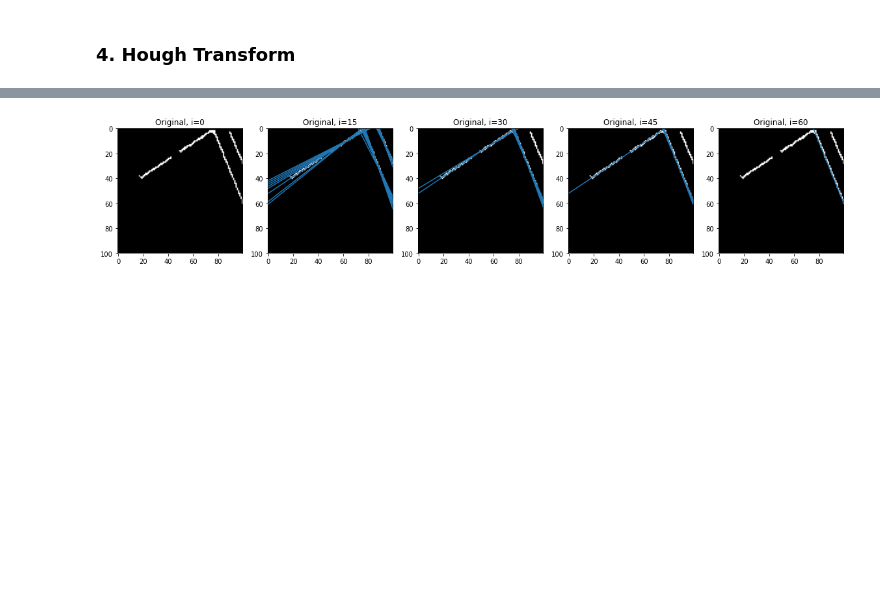
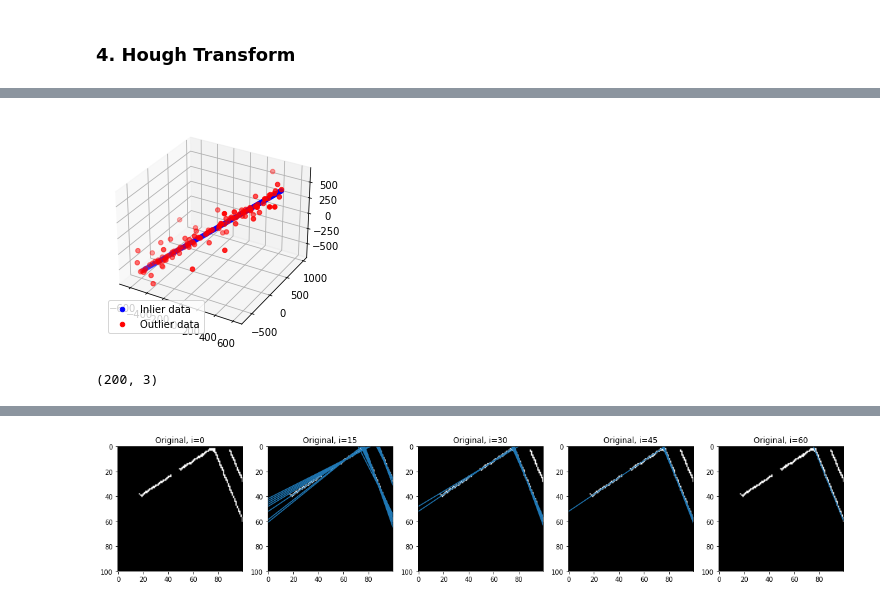
Before and after one commit to Amsterdam-Internships/UPC_Suspended_Streetlight_Extractor, a Jupyter notebook: milestone_2/Cable Extraction.ipynb, the cells around one changed output, grey strips where cells are left out. Cells and saved outputs as stored; diff of their text form; code cells hidden in the pictures; blank space fills up the shorter version.

```diff
--- a/milestone_2/Cable Extraction.ipynb
+++ b/milestone_2/Cable Extraction.ipynb
@@ -216,0 +304,38 @@ proj_2d_processed = apply_filters(proj_2d, ['closing', 'closing','edge','closing
+# %%
+import numpy as np
+from matplotlib import pyplot as plt
+from mpl_toolkits.mplot3d import Axes3D
+from skimage.measure import LineModelND, ransac
+
+np.random.seed(seed=1)
+
+# generate coordinates of line
+point = np.array([0, 0, 0], dtype='float')
+direction = np.array([1, 1, 1], dtype='float') / np.sqrt(3)
+xyz = point + 10 * np.arange(-100, 100)[..., np.newaxis] * direction
+
+# add gaussian noise to coordinates
+noise = np.random.normal(size=xyz.shape)
+xyz += 0.5 * noise
+xyz[::2] += 20 * noise[::2]
+xyz[::4] += 100 * noise[::4]
+
+# robustly fit line only using inlier data with RANSAC algorithm
+model_robust, inliers = ransac(xyz, LineModelND, min_samples=2,
+                               residual_threshold=1, max_trials=1000)
+outliers = inliers == False
+
+fig = plt.figure()
+ax = fig.add_subplot(111, projection='3d')
+ax.scatter(xyz[inliers][:, 0], xyz[inliers][:, 1], xyz[inliers][:, 2], c='b',
+           marker='o', label='Inlier data')
+ax.scatter(xyz[outliers][:, 0], xyz[outliers][:, 1], xyz[outliers][:, 2], c='r',
+           marker='o', label='Outlier data')
+ax.legend(loc='lower left')
+plt.show()
+# %% [output]
+[figure, added]
+# %%
+xyz.shape
+# %% [output]
+(200, 3)
```
Also changed, not shown: parts of 15 cells of this notebook.
